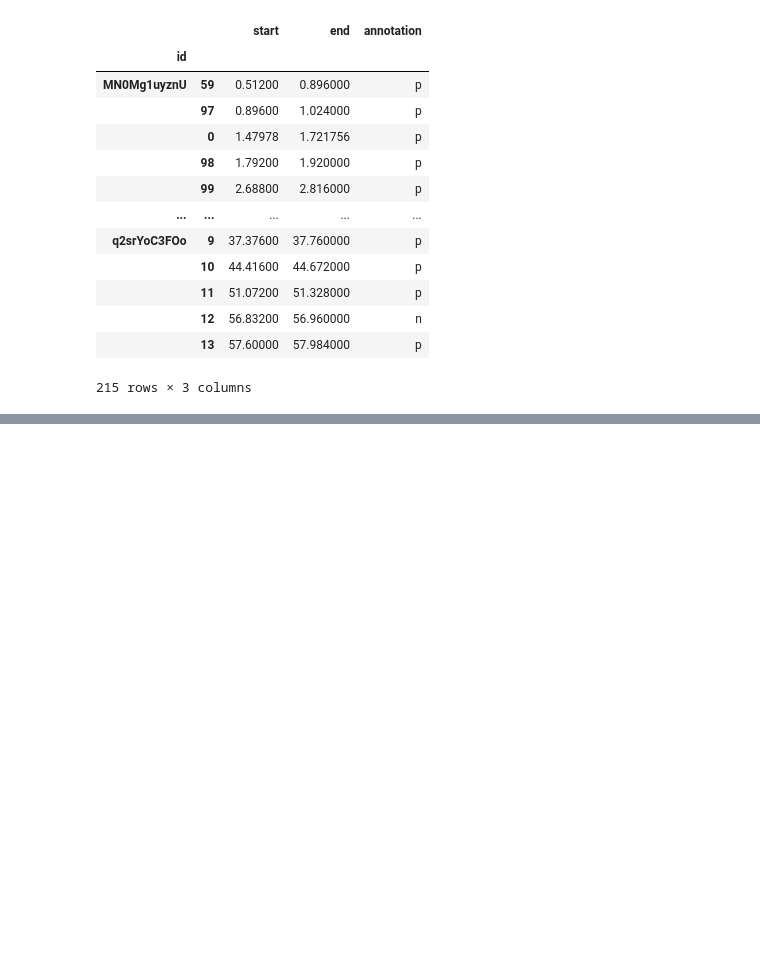
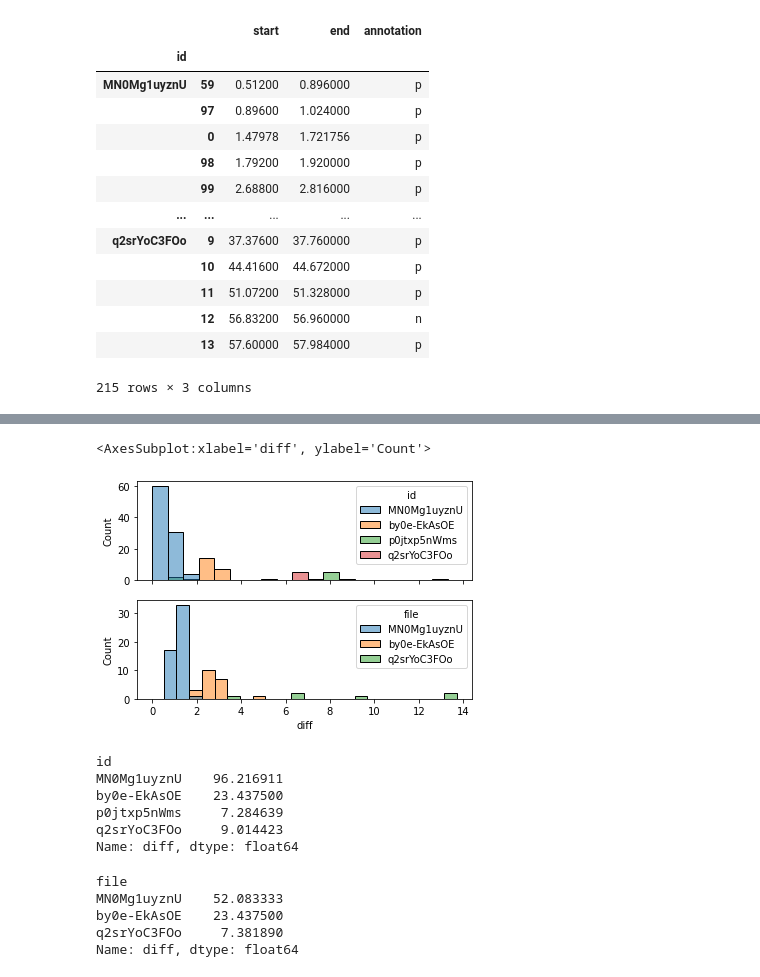
Before and after one commit to jonnor/brewing-audio-event-detection, a Jupyter notebook: notebooks/Model.ipynb, the cells around one changed output, grey strips where cells are left out. Drawn from its saved outputs; the diff is of its cells as text; code cells hidden in the pictures; blank space fills up the shorter version.

```diff
--- a/notebooks/Model.ipynb
+++ b/notebooks/Model.ipynb
@@ -189,0 +300,5 @@ pos = merged[merged['class'] == 1]
+# %%
+# TODO: plot PR / ROC curves
+
+pred = predict(m, train)
+pred
@@ -189,0 +320,11 @@ pos = merged[merged['class'] == 1]
+# %%
+def get_events(pred):
+    pred = pred.copy()
+    sparse, dense = utils.mark_onoff(pred.set_index('time').probability, on_threshold=0.6, off_threshold=0.4)
+    out = sparse
+
+    return out
+
+all_preds = predict(m, windows)
+events = all_preds.reset_index().groupby('file').apply(get_events)
+events
@@ -189,0 +364,44 @@ pos = merged[merged['class'] == 1]
+# %%
+def ggg(df):
+    df = df[df == 1].reset_index()
+    t = df['level_1']
+
+    return t.diff().dropna().rename('diff')
+
+p = events.groupby('file').apply(ggg)
+# %%
+def gg(df):
+    return df['start'].diff().dropna().rename('diff')
+
+h = labels[labels.annotation == 'p'].reset_index().groupby('id').apply(gg)
+import seaborn
+# %%
+# TODO: make plots use one ax per file, overlay predictions with labels
+fig, axs = plt.subplots(2, sharex=True)
+seaborn.histplot(ax=axs[0], data=h.reset_index(), x='diff', hue='id')
+seaborn.histplot(ax=axs[1], data=p.reset_index(), x='diff', hue='file')
+# %% [output]
+<AxesSubplot:xlabel='diff', ylabel='Count'>
+[figure, added]
+# %%
+# TODO: compute metrics on BPM
+
+def get_bpm(diffs):
+    return 60.0 / diffs.median()
+
+h.groupby('id').apply(get_bpm)
+# %% [output]
+id
+MN0Mg1uyznU    96.216911
+by0e-EkAsOE    23.437500
+p0jtxp5nWms     7.284639
+q2srYoC3FOo     9.014423
+Name: diff, dtype: float64
+# %%
+p.groupby('file').apply(get_bpm)
+# %% [output]
+file
+MN0Mg1uyznU    52.083333
+by0e-EkAsOE    23.437500
+q2srYoC3FOo     7.381890
+Name: diff, dtype: float64
```
Also changed, not shown: parts of 21 cells of this notebook, 3 other files.
